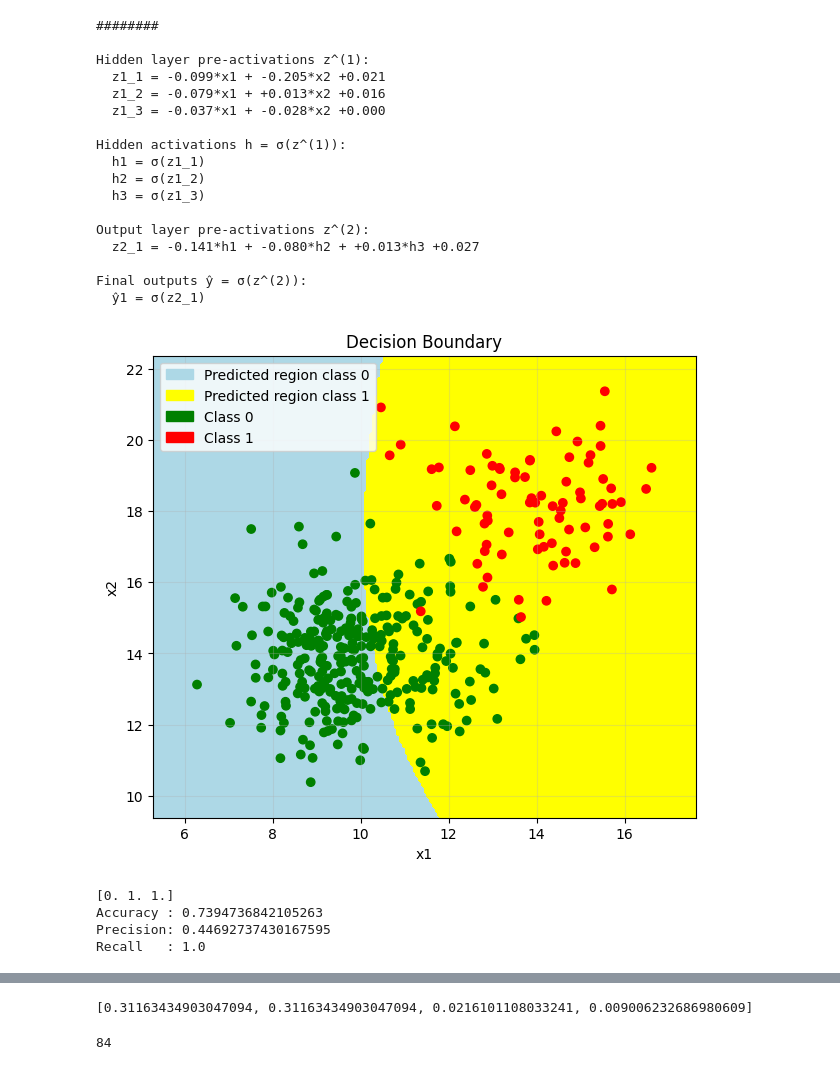
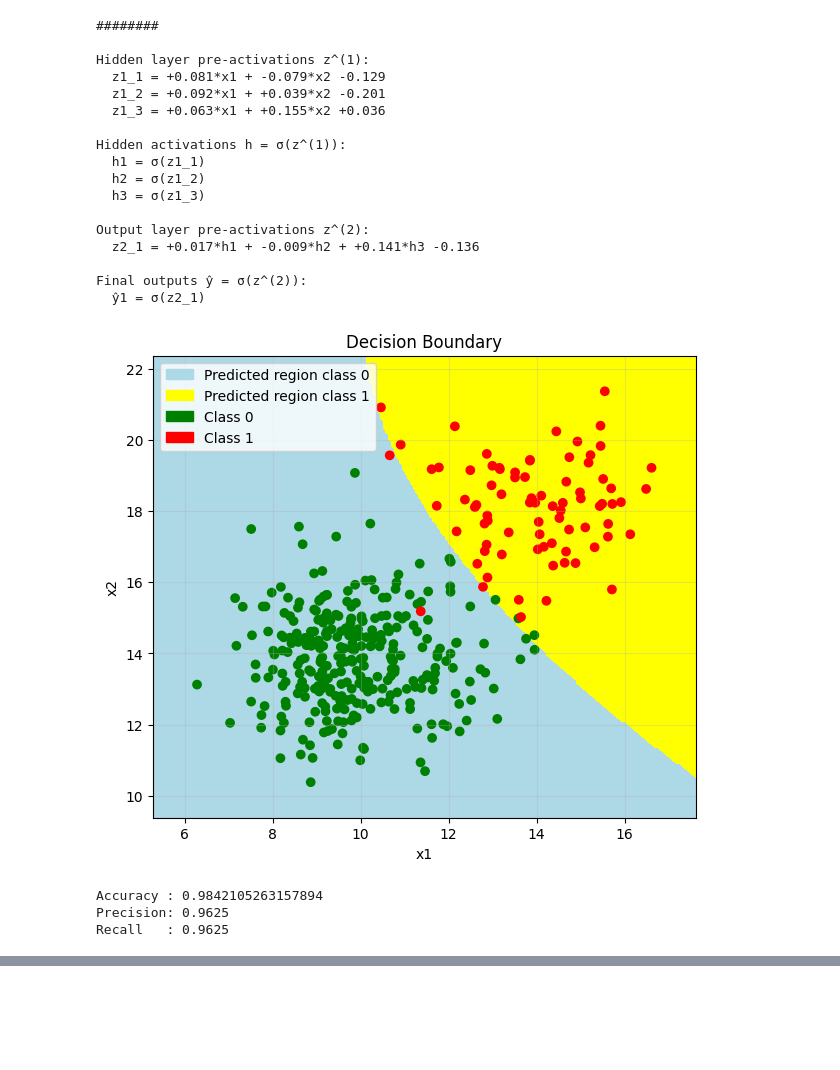
Before and after one commit to EventHorizon1003/Code, a Jupyter notebook: Assignment 1.ipynb, the cells around one changed output, grey strips where cells are left out. Cells and saved outputs as stored; diff of their text form; code cells hidden in the pictures; blank space fills up the shorter version.

```diff
--- a/Assignment 1.ipynb
+++ b/Assignment 1.ipynb
@@ -227,9 +228,8 @@ def plot_decision_boundary(X,W1, W2, b1, b2):
     plt.legend(handles=legend_handles, loc="best")
     plt.show()
 
-def plot_ROC_function(T,y_pred1):
-    fpr, tpr, thr = roc_curve(T, y_pred1)
-    print(tpr)
+def plot_ROC_function(T,y_pred):
+    fpr, tpr, thr = roc_curve(T, y_pred)
     roc_auc = auc(fpr, tpr)
     plt.figure()
     plt.plot(fpr, tpr, label=f"ROC (AUC = {roc_auc:.3f})")
@@ -249,6 +249,6 @@ def plot_loss_function(loss_array):
     plt.show()
 # %%
 # Obtain the weight and bias term from random generator (normal distribution)
-#W1,b1 = generate_weight(mu,sigma,(2,3)) # first layer is 2x3
-#W2,b2 = generate_weight(mu,sigma,(3,1)) # second layer is 3x1
-#print(b1)
+W1,b1 = generate_weight(mu,sigma,(2,3)) # first layer is 2x3
+W2,b2 = generate_weight(mu,sigma,(3,1)) # second layer is 3x1
+print(b1)
@@ -286,40 +290,37 @@ Precision: 0.21052631578947367
 Recall   : 1.0
 [figure]
 # %%
-# Aftey_pred = (y_prob > threshold).astype(int)r Back_Propagation
-W1_new,W2_new,b1_new,b2_new,error_array = backpropagation(X,T, W1, b1, W2, b2, eta=0.01, epochs=28)
+### BackPropagation
+W1_new,W2_new,b1_new,b2_new,error_array = backpropagation(X,T, W1, b1, W2, b2, eta=0.01, epochs=800)
 print("########")
 print_mlp_expressions(W1_new, b1_new, W2_new, b2_new, feature_names=["x1","x2"])
 y_prob,z1,h1,z2  = forward(X,W1_new,W2_new,b1_new,b2_new)
 y_pred = (y_prob > threshold).astype(int)
-#print(y_prob)
-#print(y_pred)
 plot_decision_boundary(X, W1_new, W2_new,b1_new, b2_new)
 plot_ROC_function(T,y_pred)
 print("Accuracy :", accuracy_score(T, y_pred)) # Calculate accuracy score
 print("Precision:", precision_score(T, y_pred, zero_division=0)) # Calculate precison
 print("Recall   :", recall_score(T, y_pred, zero_division=0)) # Calculate Recall
 plot_loss_function(error_array)
 # %% [output]
 ########
 
 Hidden layer pre-activations z^(1):
-  z1_1 = -0.099*x1 + -0.205*x2 +0.021
-  z1_2 = -0.079*x1 + +0.013*x2 +0.016
-  z1_3 = -0.037*x1 + -0.028*x2 +0.000
+  z1_1 = +0.081*x1 + -0.079*x2 -0.129
+  z1_2 = +0.092*x1 + +0.039*x2 -0.201
+  z1_3 = +0.063*x1 + +0.155*x2 +0.036
 
 Hidden activations h = σ(z^(1)):
   h1 = σ(z1_1)
   h2 = σ(z1_2)
   h3 = σ(z1_3)
 
 Output layer pre-activations z^(2):
-  z2_1 = -0.141*h1 + -0.080*h2 + +0.013*h3 +0.027
+  z2_1 = +0.017*h1 + -0.009*h2 + +0.141*h3 -0.136
 
 Final outputs ŷ = σ(z^(2)):
   ŷ1 = σ(z2_1)
-[figure, old version]
+[figure, new version]
-[0. 1. 1.]
-Accuracy : 0.7394736842105263
-Precision: 0.44692737430167595
-Recall   : 1.0
+Accuracy : 0.9842105263157894
+Precision: 0.9625
+Recall   : 0.9625
@@ -328,8 +328,0 @@ Recall   : 1.0
-# %%
-print(error_array)
-# %% [output]
-[0.31163434903047094, 0.31163434903047094, 0.0216101108033241, 0.009006232686980609]
-# %%
-np.argmin(error_array)
-# %% [output]
-84
```
Also changed, not shown: parts of 8 cells of this notebook.
